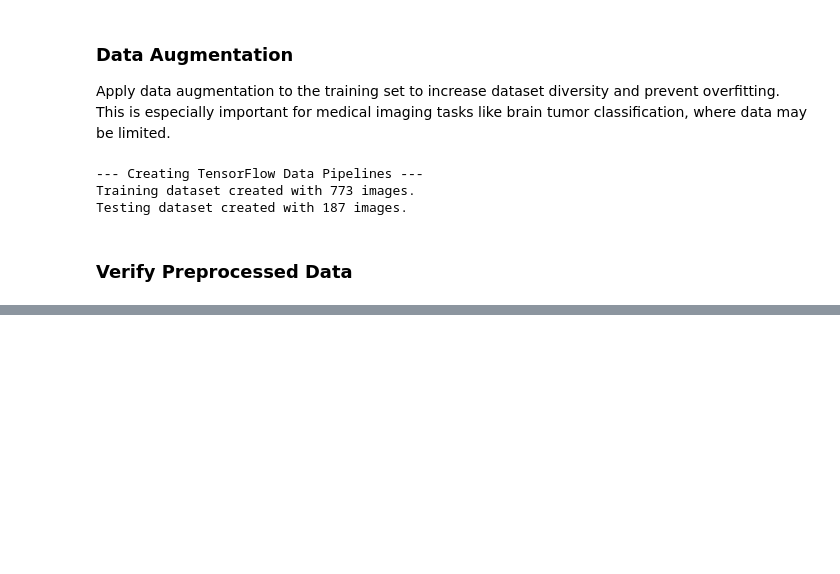
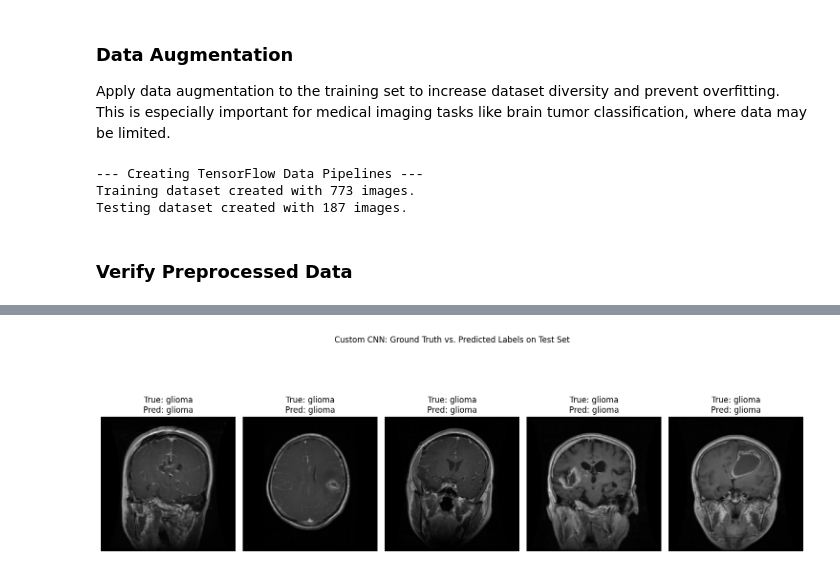
Before and after one commit to 2300914/CSC3109_ML, a Jupyter notebook: T16.ipynb, the cells around one changed output, grey strips where cells are left out. Cells and saved outputs as stored; diff of their text form; code cells hidden in the pictures; blank space fills up the shorter version.

```diff
--- a/T16.ipynb
+++ b/T16.ipynb
@@ -863,0 +1025,94 @@ NameError: name 'IMG_SIZE' is not defined
+# %%
+# --- 2. Deep Learning Approach 1: Convolutional Neural Networks (CNNs) ---
+print("\n" + "="*80)
+print("2. Deep Learning Approach 1: Convolutional Neural Networks (CNNs)")
+print("="*80)
+
+# O Model Training and Tuning
+print("\n--- Building and Training Custom CNN Model ---")
+
+# Define the CNN architecture
+cnn_model = tf.keras.Sequential([
+    # Input layer expects images of IMG_HEIGHT x IMG_WIDTH with 3 channels
+    tf.keras.layers.Conv2D(32, (3, 3), activation='relu', input_shape=(IMG_HEIGHT, IMG_WIDTH, 3)),
+    tf.keras.layers.MaxPooling2D((2, 2)),
+    tf.keras.layers.Conv2D(64, (3, 3), activation='relu'),
+    tf.keras.layers.MaxPooling2D((2, 2)),
+    tf.keras.layers.Conv2D(128, (3, 3), activation='relu'),
+    tf.keras.layers.MaxPooling2D((2, 2)),
+    tf.keras.layers.Flatten(),
+    tf.keras.layers.Dense(128, activation='relu'),
+    tf.keras.layers.Dropout(0.5), # Dropout for regularization
+    tf.keras.layers.Dense(NUM_CLASSES, activation='softmax') # Output layer with softmax for multi-class classification
+])
+
+# Compile the model
+# Use SparseCategoricalCrossentropy because labels are integers (0, 1, 2, 3)
+cnn_model.compile(optimizer='adam',
+                  loss=tf.keras.losses.SparseCategoricalCrossentropy(),
+                  metrics=['accuracy'])
+
+cnn_model.summary()
+
+# Define callbacks for training
+# Early Stopping: Stop training if validation accuracy doesn't improve for 10 epochs
+early_stopping = tf.keras.callbacks.EarlyStopping(monitor='val_accuracy', patience=10, restore_best_weights=True)
+# Model Checkpoint: Save the best model weights based on validation accuracy
+model_checkpoint = tf.keras.callbacks.ModelCheckpoint('best_cnn_model.keras', monitor='val_accuracy', save_best_only=True, verbose=1)
+
+# Train the model
+# Using test_ds as validation_data for monitoring during training.
+print("Training CNN...")
+history_cnn = cnn_model.fit(
+    train_ds,
+    epochs=50, # Set a reasonably high number of epochs, EarlyStopping will stop it
+    validation_data=test_ds, # Using test_ds as validation for monitoring
+    callbacks=[early_stopping, model_checkpoint]
+)
+
+# O Machine Learning Inference
+print("\n--- Making Predictions with Best CNN Model ---")
+# Load the best model saved by ModelCheckpoint
+best_cnn_model = tf.keras.models.load_model('best_cnn_model.keras')
+
+y_prob_cnn = best_cnn_model.predict(test_ds)
+y_pred_cnn = np.argmax(y_prob_cnn, axis=1)
+
+# Get true labels for comparison (from test_ds). This needs to be done once for all DL models.
+# Make sure y_true_dl_models is available for other DL model evaluations.
+y_true_dl_models = np.concatenate([labels.numpy() for images, labels in test_ds], axis=0)
+
+
+# O Performance Evaluation
+evaluate_model("Custom CNN", y_true_dl_models, y_pred_cnn, y_prob_cnn)
+
+# O Visual Vetting: CNN Predictions
+print("\n--- Visual Vetting: Custom CNN Predictions ---")
+num_samples_to_show = 5
+plt.figure(figsize=(15, 6))
+# Need to iterate through test_ds again to get images in the correct order for visual comparison
+# Or, use X_test_original_images which was already collected
+for i in range(num_samples_to_show):
+    ax = plt.subplot(1, num_samples_to_show, i + 1)
+    plt.imshow(X_test_original_images[i])
+    plt.title(f"True: {CLASSES[y_test_original_labels[i]]}\nPred: {CLASSES[y_pred_cnn[i]]}")
+    plt.axis("off")
+plt.suptitle("Custom CNN: Ground Truth vs. Predicted Labels on Test Set")
+plt.tight_layout(rect=[0, 0.03, 1, 0.95])
+plt.show()
+
+
+# O Strengths and Weaknesses Discussion
+print("\n--- Custom CNN: Strengths and Weaknesses ---")
+print("Strengths:")
+print("- Automatic Feature Learning: Learns hierarchical features directly from raw image data, eliminating manual feature engineering.")
+print("- High Performance: Typically achieves state-of-the-art results in image classification given sufficient data.")
+print("- Spatial Invariance: Pooling layers provide a degree of invariance to small shifts and distortions.")
+print("- Scalability: Can be scaled to handle very large datasets and complex image patterns.")
+print("Weaknesses:")
+print("- Data Hungry: Requires a substantial amount of labeled data to train effectively and avoid overfitting.")
+print("- Computational Cost: Training can be very computationally expensive, especially for deeper networks.")
+print("- Black Box: Less interpretable than conventional models; challenging to understand learned features.")
+print("- Hyperparameter Sensitivity: Performance is highly sensitive to architecture and hyperparameters.")
+print("="*80 + "\n")
+# %% [output]
@@ -863,0 +1162 @@ NameError: name 'IMG_SIZE' is not defined
+[figure, added]
```
Also changed, not shown: parts of 17 cells of this notebook.
